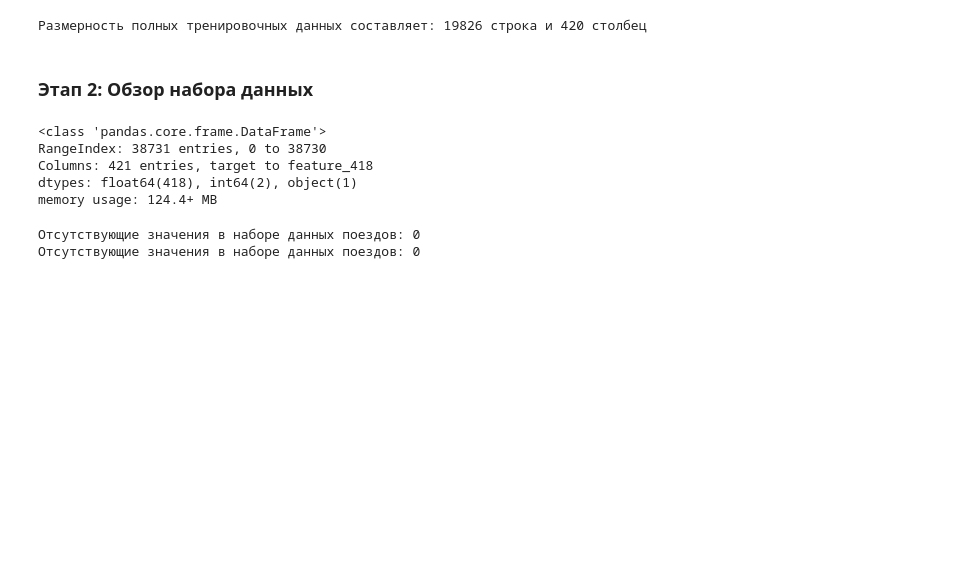
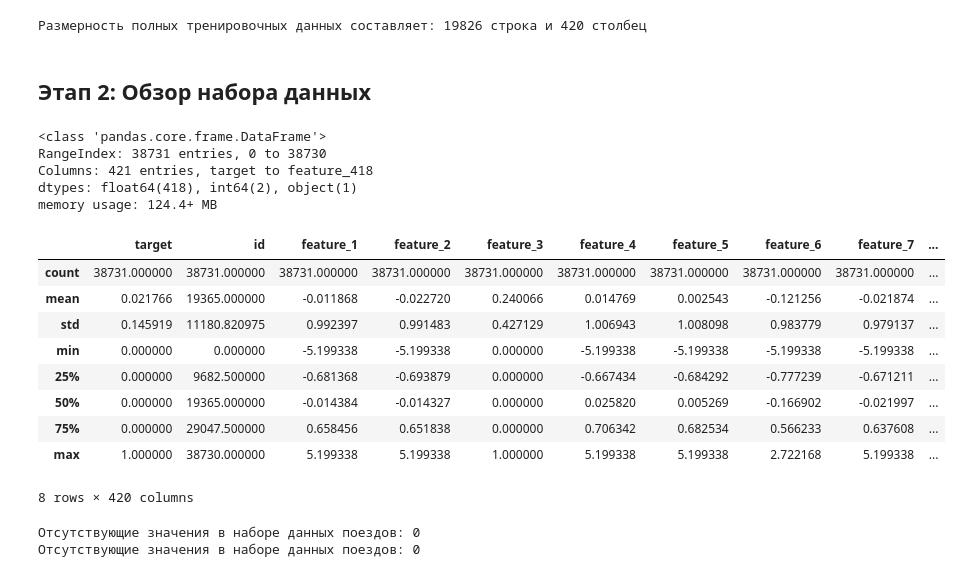
Before and after one commit to sky-devel/credit-scoring-legal-entities, a Jupyter notebook: main.ipynb, the cells around one changed output. Saved outputs shown, nothing was run; the diff lists cells and outputs as text; code cells hidden in the pictures; blank space fills up the shorter version.

```diff
--- a/main.ipynb
+++ b/main.ipynb
@@ -54,5 +61,3 @@ test_df = pd.concat(data_files_test, ignore_index=True)
 print('Размерность полных тренировочных данных составляет: {} строка и {} столбец'.format(*test_df.shape))
 # %% [output]
 Размерность полных тренировочных данных составляет: 19826 строка и 420 столбец
-# %% [markdown]
-### Этап 2: Обзор набора данных
@@ -59,3 +66,5 @@ print('Размерность полных тренировочных данны
+# %% [markdown]
+## Этап 2: Обзор набора данных
 # %%
 train_df.info()
 # %% [output]
@@ -65,7 +74,18 @@ Columns: 421 entries, target to feature_418
 dtypes: float64(418), int64(2), object(1)
 memory usage: 124.4+ MB
 # %%
-# train_df.describe()
+train_df.describe()
+# %% [output]
+|  | target | id | feature_1 | feature_2 | feature_3 | feature_4 | feature_5 | feature_6 | feature_7 | ... |
+| count | 38731.000000 | 38731.000000 | 38731.000000 | 38731.000000 | 38731.000000 | 38731.000000 | 38731.000000 | 38731.000000 | 38731.000000 | ... |
+| mean | 0.021766 | 19365.000000 | -0.011868 | -0.022720 | 0.240066 | 0.014769 | 0.002543 | -0.121256 | -0.021874 | ... |
+| std | 0.145919 | 11180.820975 | 0.992397 | 0.991483 | 0.427129 | 1.006943 | 1.008098 | 0.983779 | 0.979137 | ... |
+| min | 0.000000 | 0.000000 | -5.199338 | -5.199338 | 0.000000 | -5.199338 | -5.199338 | -5.199338 | -5.199338 | ... |
+| 25% | 0.000000 | 9682.500000 | -0.681368 | -0.693879 | 0.000000 | -0.667434 | -0.684292 | -0.777239 | -0.671211 | ... |
+| 50% | 0.000000 | 19365.000000 | -0.014384 | -0.014327 | 0.000000 | 0.025820 | 0.005269 | -0.166902 | -0.021997 | ... |
+| 75% | 0.000000 | 29047.500000 | 0.658456 | 0.651838 | 0.000000 | 0.706342 | 0.682534 | 0.566233 | 0.637608 | ... |
+| max | 1.000000 | 38730.000000 | 5.199338 | 5.199338 | 1.000000 | 5.199338 | 5.199338 | 2.722168 | 5.199338 | ... |
+8 rows × 420 columns
 # %%
 print('Отсутствующие значения в наборе данных поездов:', sum(train_df.isnull().sum()))
 print('Отсутствующие значения в наборе данных поездов:', sum(test_df.isnull().sum()))
```
Also changed, not shown: parts of 18 cells of this notebook.
